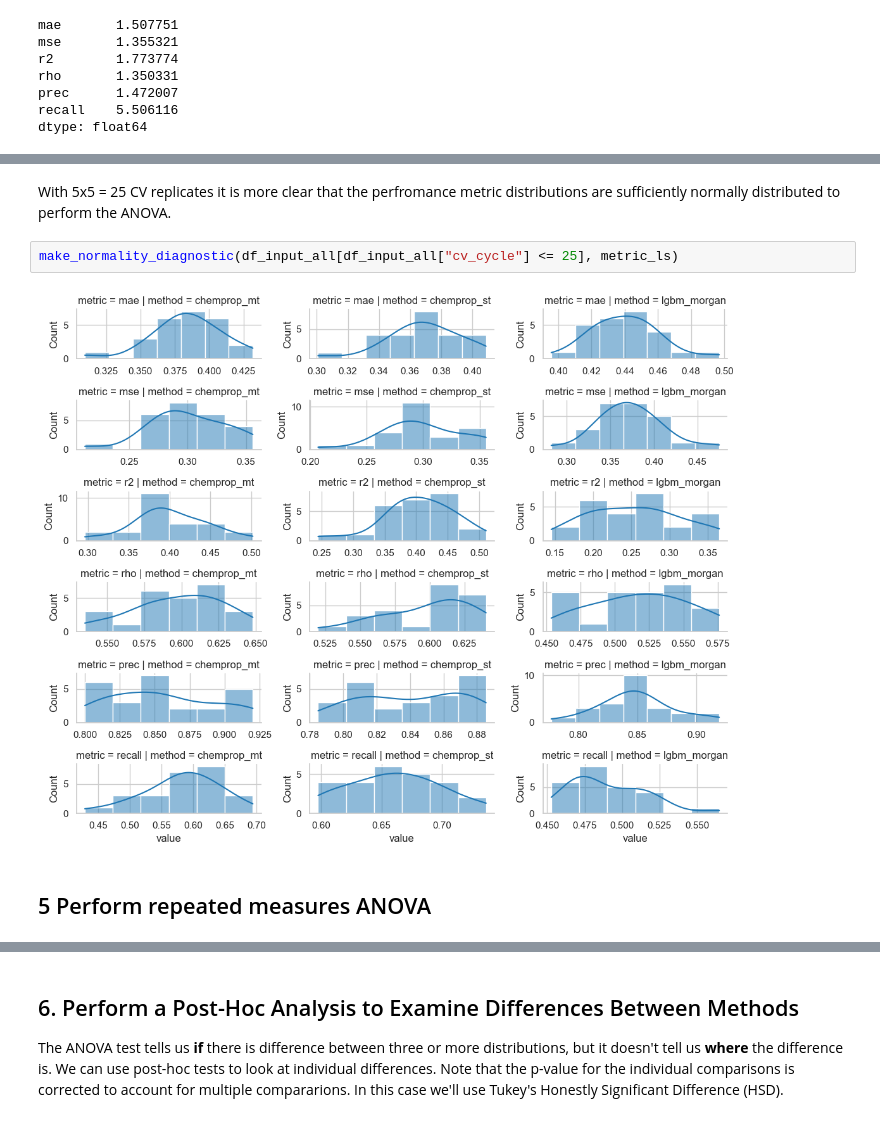
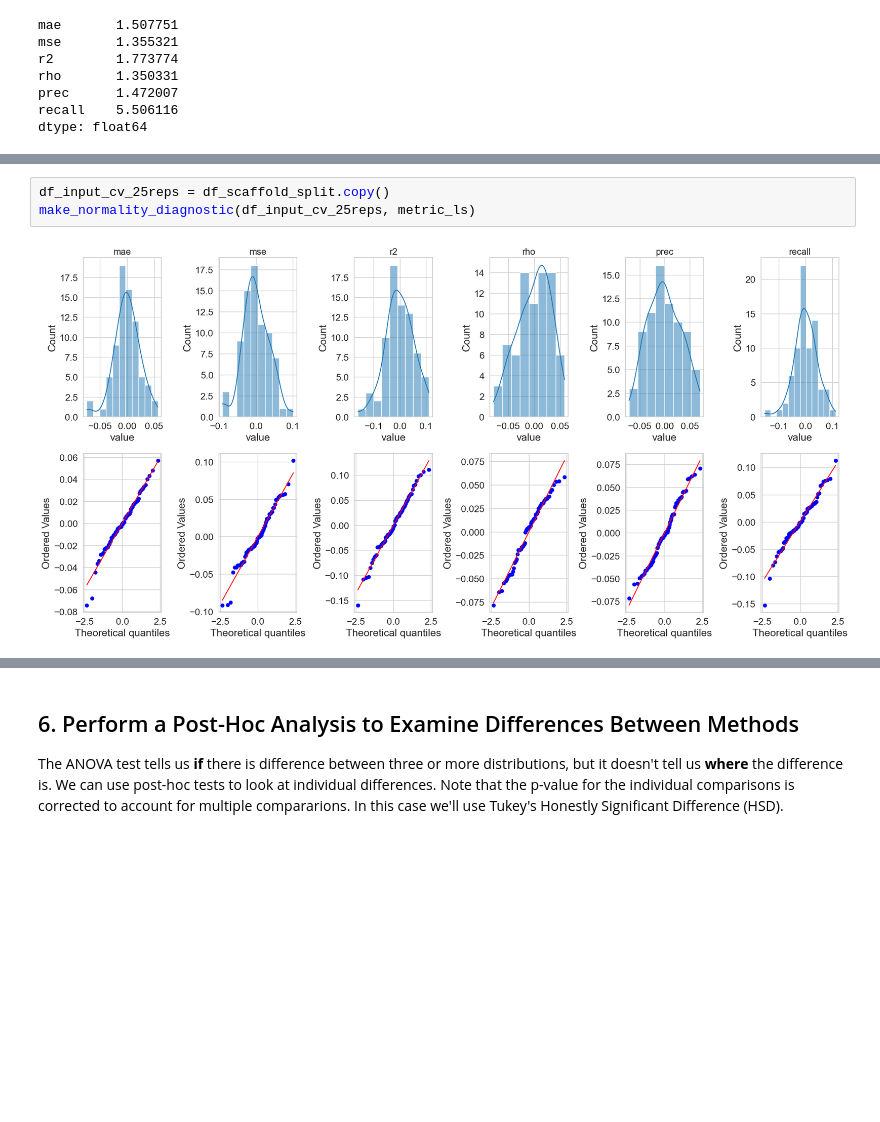
Before and after one commit to polaris-hub/polaris-method-comparison, a Jupyter notebook: ADME_example/ML_Regression_Comparison.ipynb, the cells around one changed output, grey strips where cells are left out. Saved outputs shown, nothing was run; the diff lists cells and outputs as text; blank space fills up the shorter version.

```diff
--- a/ADME_example/ML_Regression_Comparison.ipynb
+++ b/ADME_example/ML_Regression_Comparison.ipynb
@@ -446,9 +132,6 @@ make_normality_diagnostic(df_input_all[df_input_all["cv_cycle"] <= 9], metric_ls
-# %% [markdown]
-With 5x5 = 25 CV replicates it is more clear that the perfromance metric distributions are sufficiently normally distributed to perform the ANOVA.
-# %%
-make_normality_diagnostic(df_input_all[df_input_all["cv_cycle"] <= 25], metric_ls)
-# %% [output]
-[figure, removed]
-# %% [markdown]
-## 5 Perform repeated measures ANOVA
+# %%
+df_input_cv_25reps = df_scaffold_split.copy()
+make_normality_diagnostic(df_input_cv_25reps, metric_ls)
+# %% [output]
+[figure, added]
 # %% [markdown]
```
Also changed, not shown: parts of 34 cells of this notebook, 1 other file.
